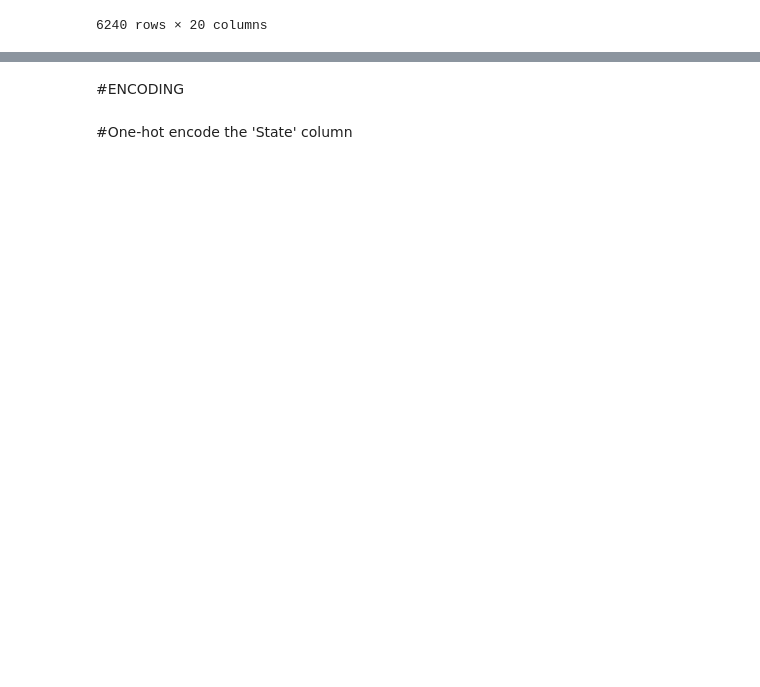
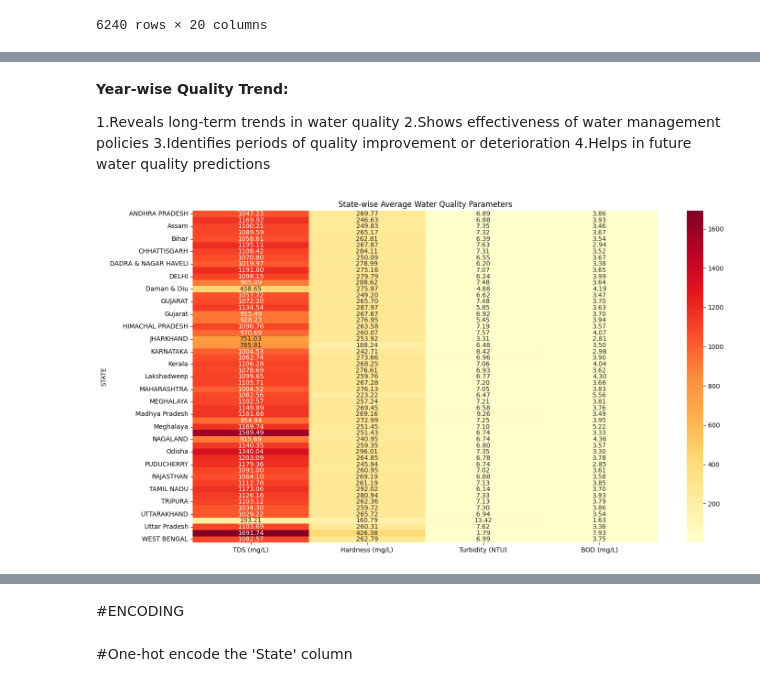
Before and after one commit to cyberdreams8/water-quality-analysis-and-prediction-2, a Jupyter notebook: PDS_waterquality.ipynb, the cells around one changed output, grey strips where cells are left out. Drawn from its saved outputs; the diff is of its cells as text; code cells hidden in the pictures; blank space fills up the shorter version.

```diff
--- a/PDS_waterquality.ipynb
+++ b/PDS_waterquality.ipynb
@@ -509,0 +535,19 @@ Dataset
+# %% [markdown]
+
+**Year-wise Quality Trend:**
+
+
+1.Reveals long-term trends in water quality
+2.Shows effectiveness of water management policies
+3.Identifies periods of quality improvement or deterioration
+4.Helps in future water quality predictions
+# %%
+ # 2. State-wise Water Quality Heatmap
+plt.figure(figsize=(15, 8)) # Removed extra indentation here
+state_params = Dataset.groupby('STATE')[['TDS (mg/L)', 'Hardness (mg/L)', 'Turbidity (NTU)', 'BOD (mg/L)']].mean()
+sns.heatmap(state_params, annot=True, fmt='.2f', cmap='YlOrRd')
+plt.title('State-wise Average Water Quality Parameters')
+plt.tight_layout()
+plt.show()
+# %% [output]
+[figure, added]
```
Also changed, not shown: parts of 13 cells of this notebook.
